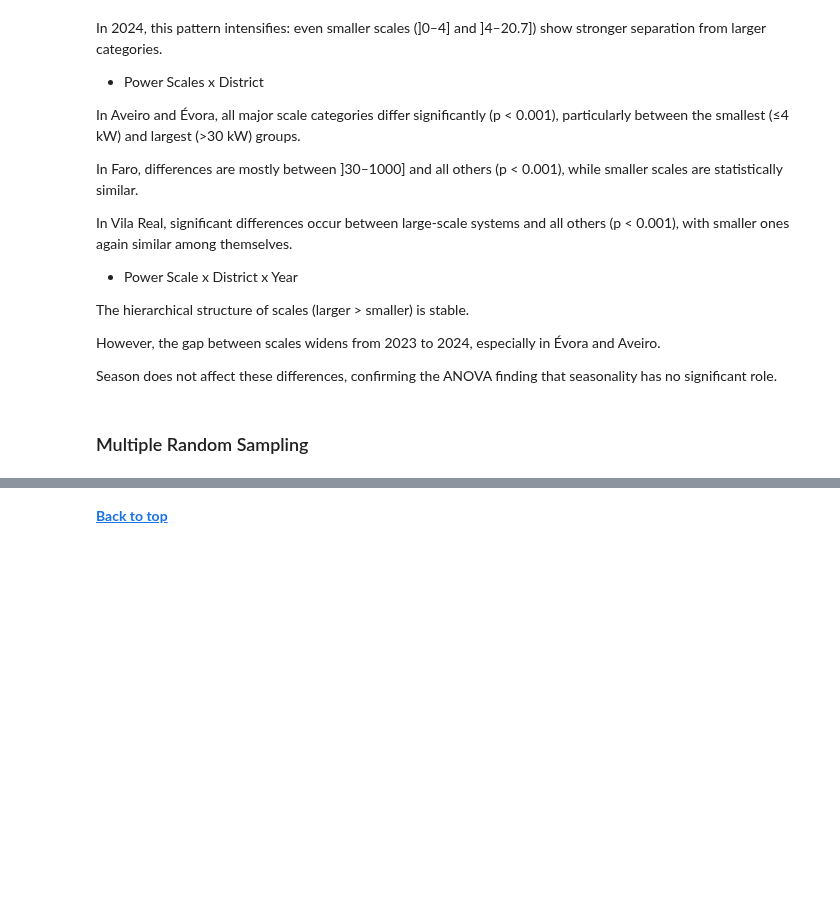
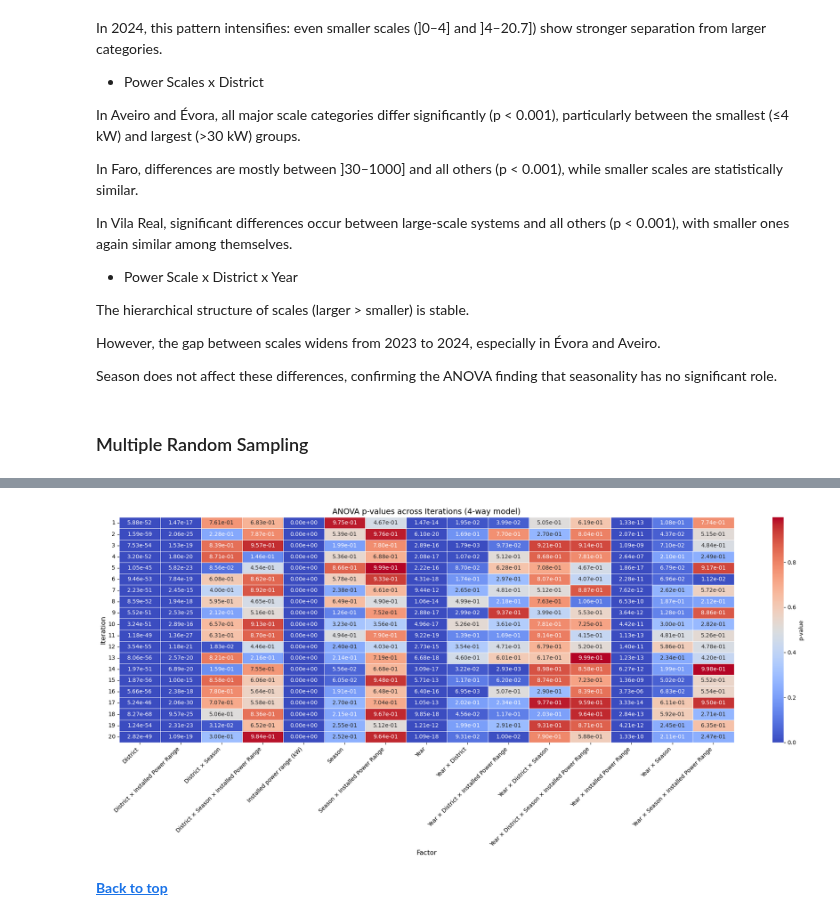
Before and after one commit to Mariana-rc01/WattWise, a Jupyter notebook: Notebooks/RQ3_toComplete.ipynb, the cells around one changed output, grey strips where cells are left out. Saved outputs shown, nothing was run; the diff lists cells and outputs as text; code cells hidden in the pictures; blank space fills up the shorter version.

```diff
--- a/Notebooks/RQ3_toComplete.ipynb
+++ b/Notebooks/RQ3_toComplete.ipynb
@@ -1165,3 +1214,74 @@ for i in range(1, n_iterations + 1):
+# %%
+# --- Transform data to long format including Year, Season, District, InstalledPowerRange ---
+df_pval_long = df_results.melt(
+    id_vars=['Iteration'],
+    value_vars=[
+        'p_Year',
+        'p_District',
+        'p_Season',
+        'p_InstalledPowerRange',
+        'p_Year_District',
+        'p_Year_Season',
+        'p_District_Season',
+        'p_Year_InstalledPowerRange',
+        'p_District_InstalledPowerRange',
+        'p_Season_InstalledPowerRange',
+        'p_Year_District_Season',
+        'p_Year_District_InstalledPowerRange',
+        'p_Year_Season_InstalledPowerRange',
+        'p_District_Season_InstalledPowerRange',
+        'p_Year_District_Season_InstalledPowerRange'
+    ],
+    var_name='Factor',
+    value_name='p_value'
+)
+
+# --- Rename factors for readability ---
+df_pval_long['Factor'] = df_pval_long['Factor'].replace({
+    'p_Year': 'Year',
+    'p_District': 'District',
+    'p_Season': 'Season',
+    'p_InstalledPowerRange': 'Installed power range (kW)',
+
+    'p_Year_District': 'Year × District',
+    'p_Year_Season': 'Year × Season',
+    'p_District_Season': 'District × Season',
+
+    'p_Year_InstalledPowerRange': 'Year × Installed Power Range',
+    'p_District_InstalledPowerRange': 'District × Installed Power Range',
+    'p_Season_InstalledPowerRange': 'Season × Installed Power Range',
+
+    'p_Year_District_Season': 'Year × District × Season',
+    'p_Year_District_InstalledPowerRange': 'Year × District × Installed Power Range',
+    'p_Year_Season_InstalledPowerRange': 'Year × Season × Installed Power Range',
+    'p_District_Season_InstalledPowerRange': 'District × Season × Installed Power Range',
+
+    'p_Year_District_Season_InstalledPowerRange': 'Year × District × Season × Installed Power Range'
+})
+
+# --- Pivot for heatmap ---
+heatmap_data = df_pval_long.pivot(index='Iteration', columns='Factor', values='p_value')
+
+# --- Plot ---
+plt.figure(figsize=(20, 9))
+sns.heatmap(
+    heatmap_data,
+    annot=True,         # change to True if you want numbers on cells
+    fmt=".2e",
+    cmap='coolwarm',   # blue = low p, red = high p
+    cbar_kws={'label': 'p-value'},
+    linewidths=0.5
+)
+
+plt.title("ANOVA p-values across Iterations (4-way model)", fontsize=14)
+plt.ylabel("Iteration", fontsize=12)
+plt.xlabel("Factor", fontsize=12)
+plt.yticks(rotation=0)
+plt.xticks(rotation=45, ha='right')
+plt.tight_layout()
+plt.show()
+# %% [output]
+[figure, added]
 # %% [markdown]
 <div id="results"></div>
 <strong><a href="#top">Back to top</a></strong>
```
Also changed, not shown: parts of 6 cells of this notebook.
